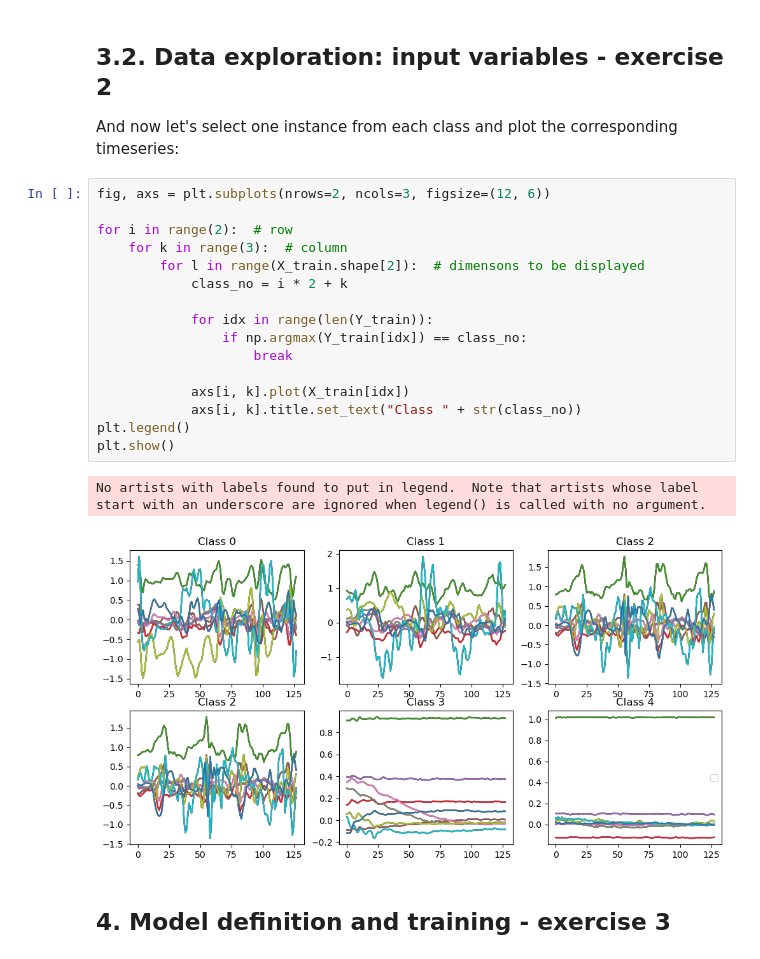
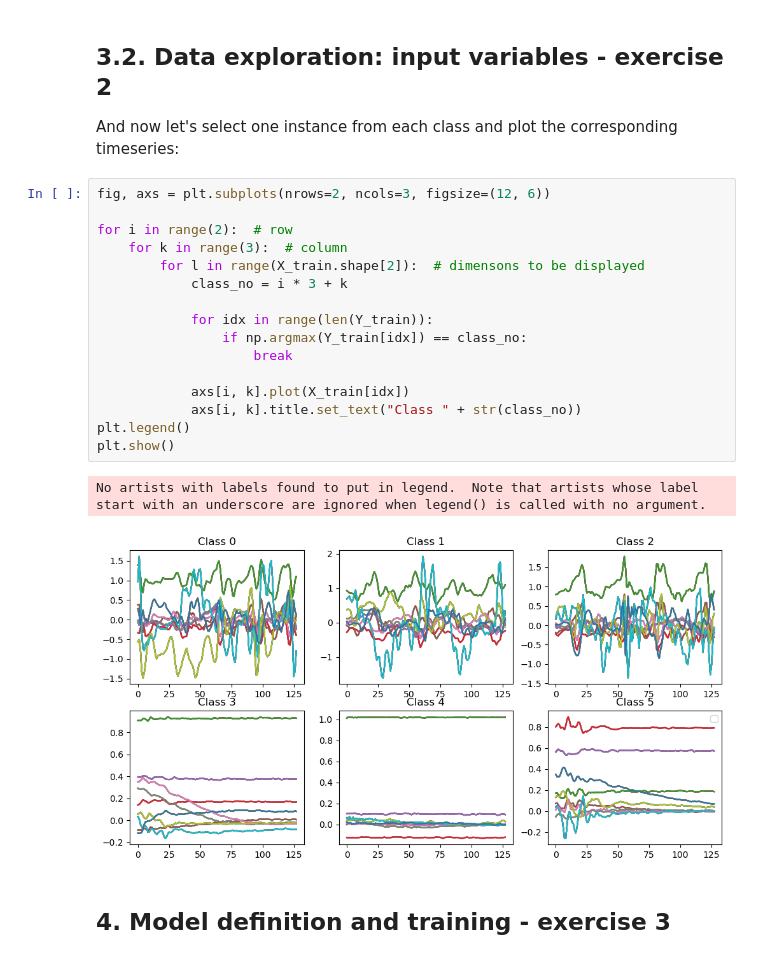
Before and after one commit to lehoangchibach/DeepLearning-Human-Activity-Recognition, a Jupyter notebook: 08_1D_CNN_activity_recognition_assessment.ipynb, the cells around one changed output. Saved outputs shown, nothing was run; the diff lists cells and outputs as text.

Commit message:
feat: Update graph class index

```diff
--- a/08_1D_CNN_activity_recognition_assessment.ipynb
+++ b/08_1D_CNN_activity_recognition_assessment.ipynb
@@ -151,22 +151,22 @@ And now let's select one instance from each class and plot the corresponding tim
 # %%
 fig, axs = plt.subplots(nrows=2, ncols=3, figsize=(12, 6))
 
 for i in range(2):  # row
     for k in range(3):  # column
         for l in range(X_train.shape[2]):  # dimensons to be displayed
-            class_no = i * 2 + k
+            class_no = i * 3 + k
 
             for idx in range(len(Y_train)):
                 if np.argmax(Y_train[idx]) == class_no:
                     break
 
             axs[i, k].plot(X_train[idx])
             axs[i, k].title.set_text("Class " + str(class_no))
 plt.legend()
 plt.show()
 # %% [output]
 No artists with labels found to put in legend.  Note that artists whose label start with an underscore are ignored when legend() is called with no argument.
-[figure, old version]
+[figure, new version]
 # %% [markdown]
 ## 4. Model definition and training - exercise 3
 # %% [markdown]
```
Also changed, not shown: parts of 1 cell of this notebook.
